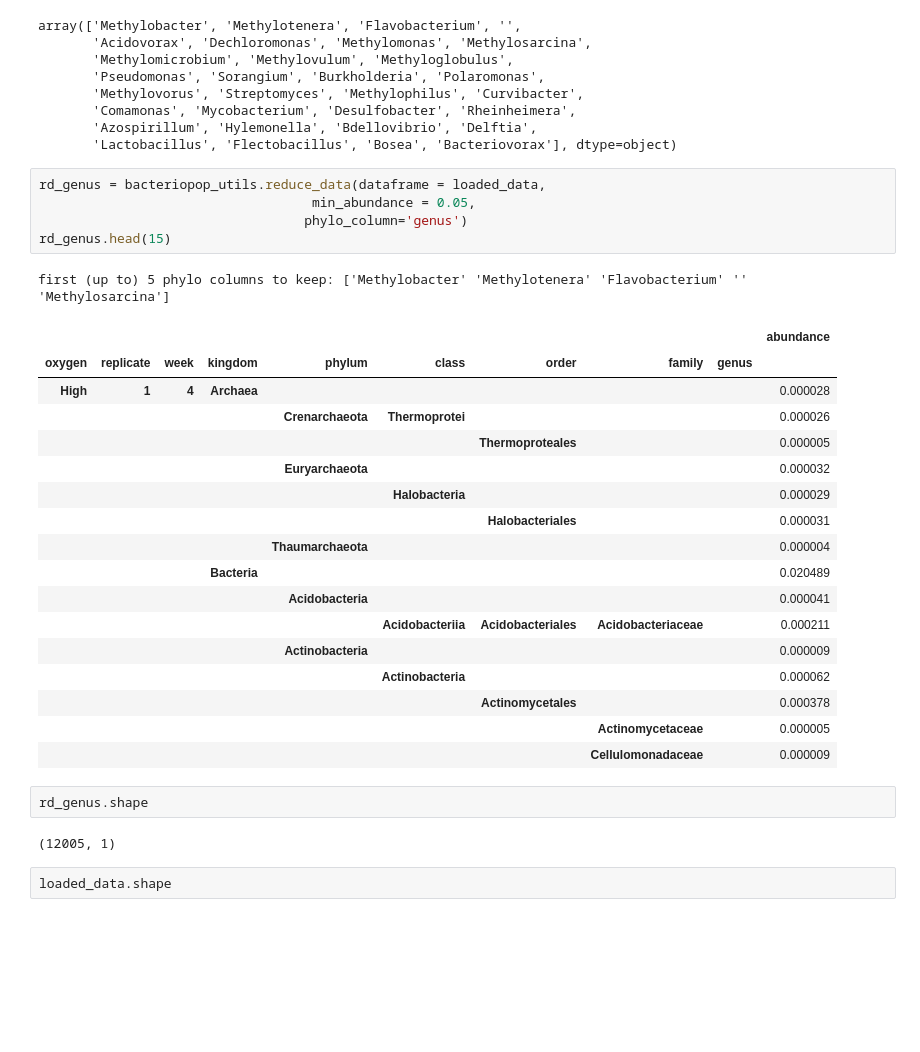
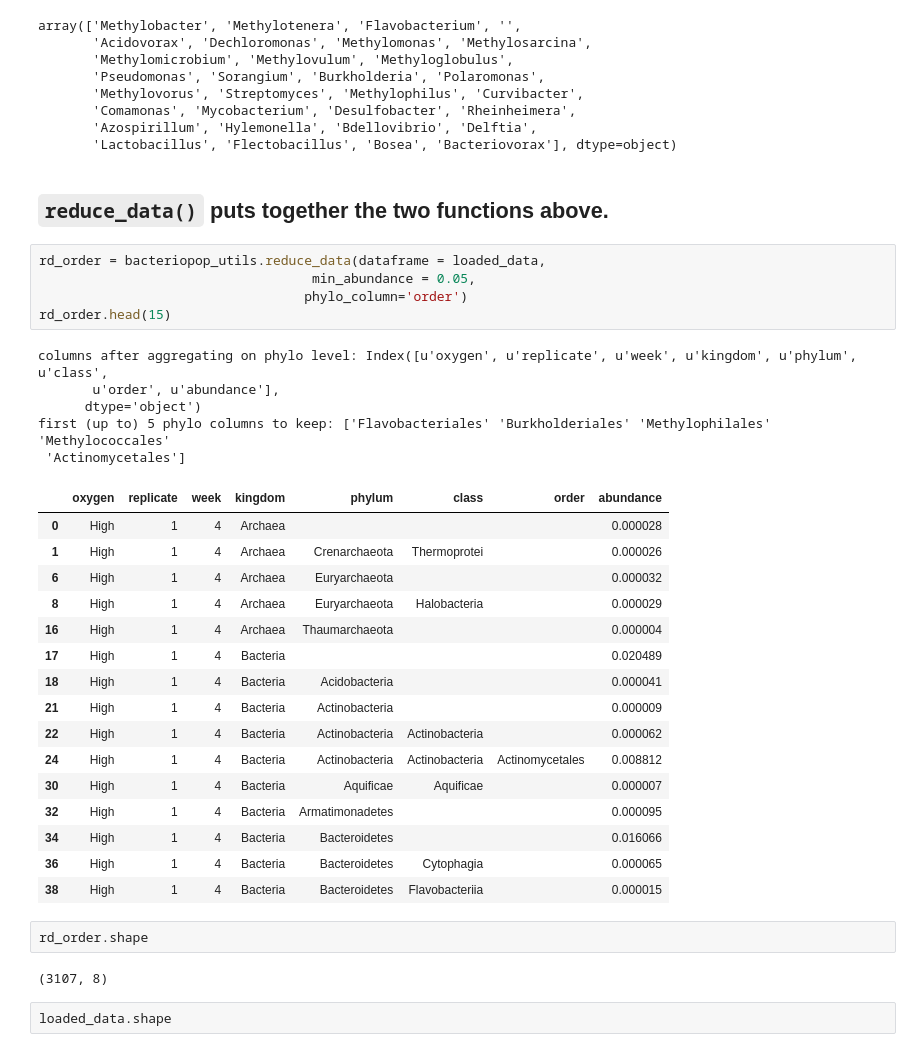
Before and after one commit to JanetMatsen/bacteriopop, a Jupyter notebook: develop_simplify_phylogeny.ipynb, the cells around one changed output. Saved outputs shown, nothing was run; the diff lists cells and outputs as text; blank space fills up the shorter version.

```diff
--- a/develop_simplify_phylogeny.ipynb
+++ b/develop_simplify_phylogeny.ipynb
@@ -59,34 +59,39 @@ array(['Methylobacter', 'Methylotenera', 'Flavobacterium', '',
        'Comamonas', 'Mycobacterium', 'Desulfobacter', 'Rheinheimera',
        'Azospirillum', 'Hylemonella', 'Bdellovibrio', 'Delftia',
        'Lactobacillus', 'Flectobacillus', 'Bosea', 'Bacteriovorax'], dtype=object)
+# %% [markdown]
+## `reduce_data()` puts together the two functions above.
 # %%
-rd_genus = bacteriopop_utils.reduce_data(dataframe = loaded_data,
+rd_order = bacteriopop_utils.reduce_data(dataframe = loaded_data,
                                    min_abundance = 0.05,
-                                  phylo_column='genus')
-rd_genus.head(15)
+                                  phylo_column='order')
+rd_order.head(15)
 # %% [output]
-first (up to) 5 phylo columns to keep: ['Methylobacter' 'Methylotenera' 'Flavobacterium' '' 'Methylosarcina']
+columns after aggregating on phylo level: Index([u'oxygen', u'replicate', u'week', u'kingdom', u'phylum', u'class',
+       u'order', u'abundance'],
+      dtype='object')
+first (up to) 5 phylo columns to keep: ['Flavobacteriales' 'Burkholderiales' 'Methylophilales' 'Methylococcales'
+ 'Actinomycetales']
-|  |  |  |  |  |  |  |  |  | abundance |
-| oxygen | replicate | week | kingdom | phylum | class | order | family | genus |  |
-| High | 1 | 4 | Archaea |  |  |  |  |  | 0.000028 |
-|  |  |  |  | Crenarchaeota | Thermoprotei |  |  |  | 0.000026 |
-|  |  |  |  |  |  | Thermoproteales |  |  | 0.000005 |
-|  |  |  |  | Euryarchaeota |  |  |  |  | 0.000032 |
-|  |  |  |  |  | Halobacteria |  |  |  | 0.000029 |
-|  |  |  |  |  |  | Halobacteriales |  |  | 0.000031 |
-|  |  |  |  | Thaumarchaeota |  |  |  |  | 0.000004 |
-|  |  |  | Bacteria |  |  |  |  |  | 0.020489 |
-|  |  |  |  | Acidobacteria |  |  |  |  | 0.000041 |
-|  |  |  |  |  | Acidobacteriia | Acidobacteriales | Acidobacteriaceae |  | 0.000211 |
-|  |  |  |  | Actinobacteria |  |  |  |  | 0.000009 |
-|  |  |  |  |  | Actinobacteria |  |  |  | 0.000062 |
-|  |  |  |  |  |  | Actinomycetales |  |  | 0.000378 |
-|  |  |  |  |  |  |  | Actinomycetaceae |  | 0.000005 |
-|  |  |  |  |  |  |  | Cellulomonadaceae |  | 0.000009 |
+|  | oxygen | replicate | week | kingdom | phylum | class | order | abundance |
+| 0 | High | 1 | 4 | Archaea |  |  |  | 0.000028 |
+| 1 | High | 1 | 4 | Archaea | Crenarchaeota | Thermoprotei |  | 0.000026 |
+| 6 | High | 1 | 4 | Archaea | Euryarchaeota |  |  | 0.000032 |
+| 8 | High | 1 | 4 | Archaea | Euryarchaeota | Halobacteria |  | 0.000029 |
+| 16 | High | 1 | 4 | Archaea | Thaumarchaeota |  |  | 0.000004 |
+| 17 | High | 1 | 4 | Bacteria |  |  |  | 0.020489 |
+| 18 | High | 1 | 4 | Bacteria | Acidobacteria |  |  | 0.000041 |
+| 21 | High | 1 | 4 | Bacteria | Actinobacteria |  |  | 0.000009 |
+| 22 | High | 1 | 4 | Bacteria | Actinobacteria | Actinobacteria |  | 0.000062 |
+| 24 | High | 1 | 4 | Bacteria | Actinobacteria | Actinobacteria | Actinomycetales | 0.008812 |
+| 30 | High | 1 | 4 | Bacteria | Aquificae | Aquificae |  | 0.000007 |
+| 32 | High | 1 | 4 | Bacteria | Armatimonadetes |  |  | 0.000095 |
+| 34 | High | 1 | 4 | Bacteria | Bacteroidetes |  |  | 0.016066 |
+| 36 | High | 1 | 4 | Bacteria | Bacteroidetes | Cytophagia |  | 0.000065 |
+| 38 | High | 1 | 4 | Bacteria | Bacteroidetes | Flavobacteriia |  | 0.000015 |
 # %%
-rd_genus.shape
+rd_order.shape
 # %% [output]
-(12005, 1)
+(3107, 8)
 # %%
 loaded_data.shape
 # %% [output]
```
Also changed, not shown: parts of 8 cells of this notebook, 1 other file.
